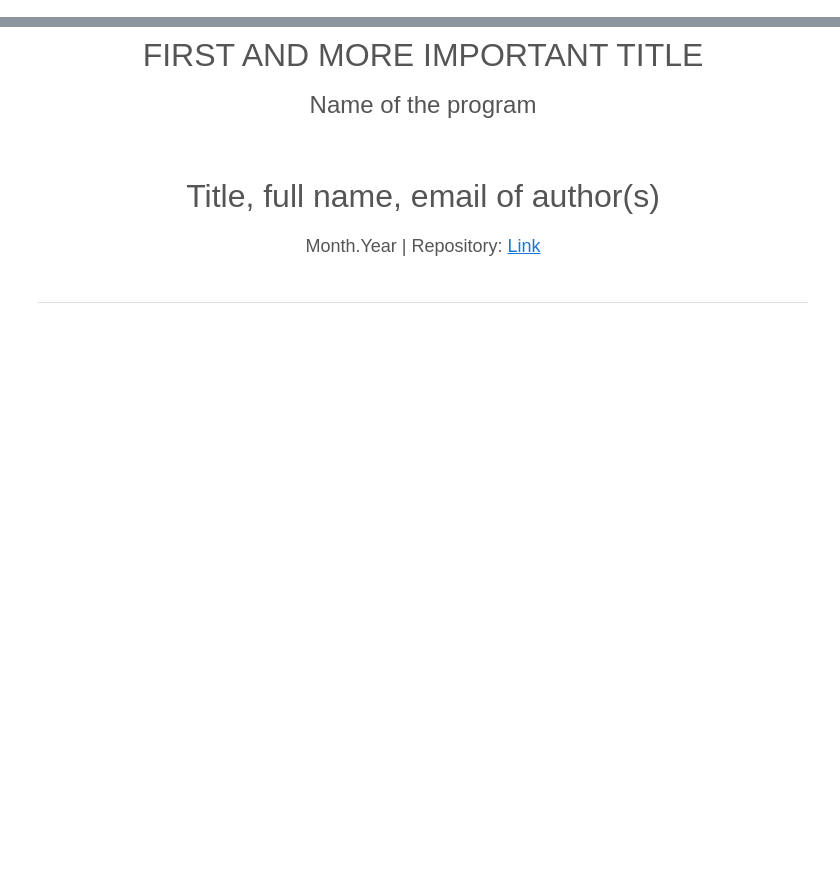
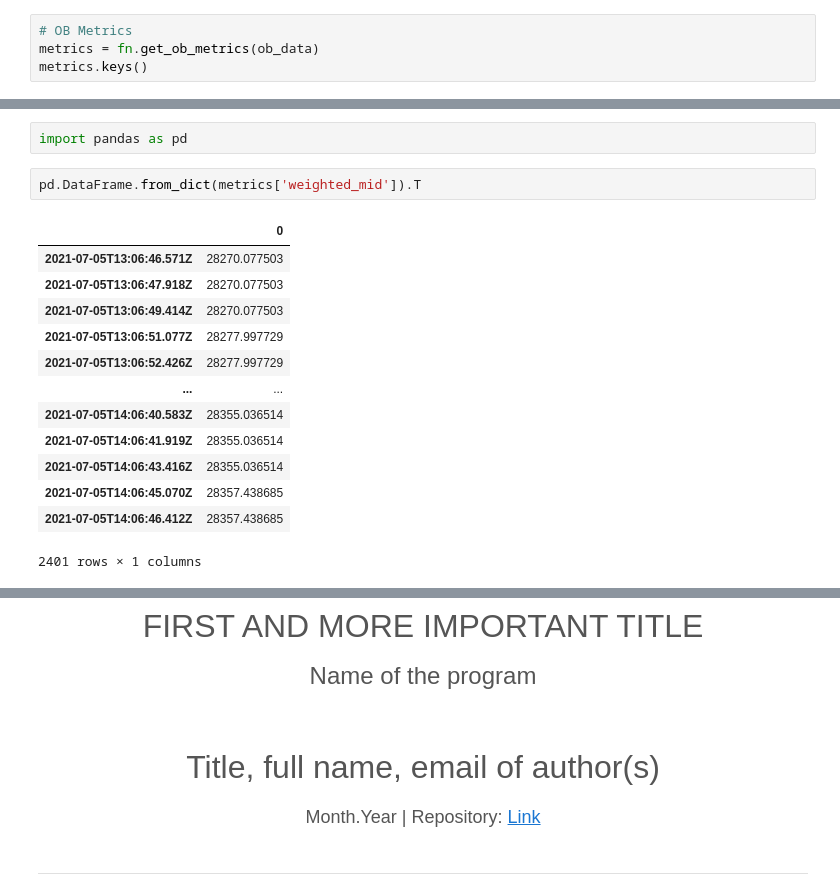
Before and after one commit to bmanica/obmetrics-lab1, a Jupyter notebook: notebook.ipynb, the cells around one changed output, grey strips where cells are left out. Cells and saved outputs as stored; diff of their text form; blank space fills up the shorter version.

```diff
--- a/notebook.ipynb
+++ b/notebook.ipynb
@@ -2,0 +9,4 @@
+# %%
+# OB Metrics
+metrics = fn.get_ob_metrics(ob_data)
+metrics.keys()
@@ -2,0 +21,18 @@
+# %%
+import pandas as pd
+# %%
+pd.DataFrame.from_dict(metrics['weighted_mid']).T
+# %% [output]
+|  | 0 |
+| 2021-07-05T13:06:46.571Z | 28270.077503 |
+| 2021-07-05T13:06:47.918Z | 28270.077503 |
+| 2021-07-05T13:06:49.414Z | 28270.077503 |
+| 2021-07-05T13:06:51.077Z | 28277.997729 |
+| 2021-07-05T13:06:52.426Z | 28277.997729 |
+| ... | ... |
+| 2021-07-05T14:06:40.583Z | 28355.036514 |
+| 2021-07-05T14:06:41.919Z | 28355.036514 |
+| 2021-07-05T14:06:43.416Z | 28355.036514 |
+| 2021-07-05T14:06:45.070Z | 28357.438685 |
+| 2021-07-05T14:06:46.412Z | 28357.438685 |
+2401 rows × 1 columns
```
Also changed, not shown: parts of 9 cells of this notebook, 2 other files.
